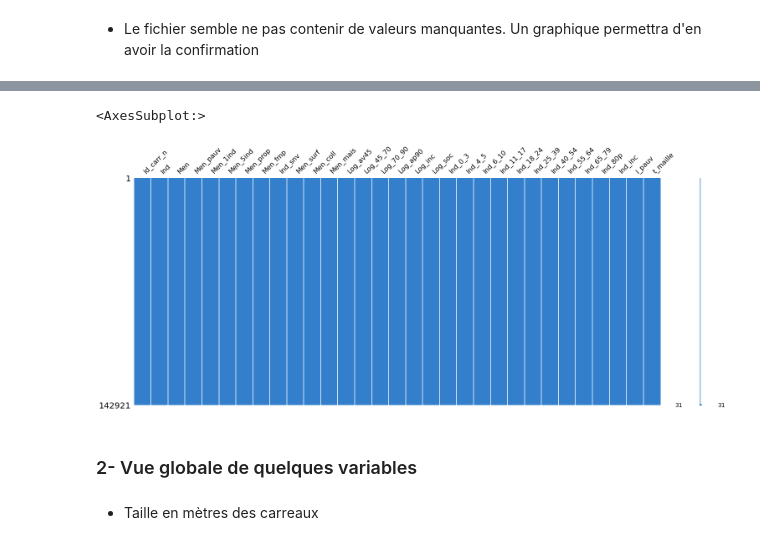
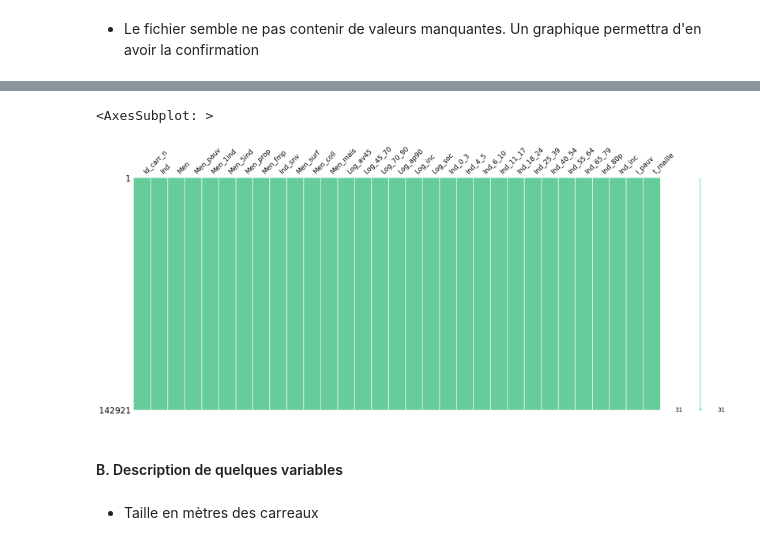
Before and after one commit to gabriel92320/data_science_project, a Jupyter notebook: DATA_FILO.ipynb, the cells around one changed output, grey strips where cells are left out. Drawn from its saved outputs; the diff is of its cells as text; code cells hidden in the pictures.

```diff
--- a/DATA_FILO.ipynb
+++ b/DATA_FILO.ipynb
@@ -125,14 +141,14 @@ Requirement already satisfied: six>=1.5 in c:\users\hp\anaconda3\lib\site-packag
 # %%
 import seaborn as sns
 import missingno as msno
 %matplotlib inline
 
-msno.matrix(data, color=(0.2,0.5,0.8))
+msno.matrix(data, color=(0.4,0.8,0.6))
 # %% [output]
-<AxesSubplot:>
+<AxesSubplot: >
-[figure, old version]
+[figure, new version]
 # %% [markdown]
-### 2- Vue globale de quelques variables
+#### B. Description de quelques variables
 # %% [markdown]
 * Taille en mètres des carreaux
 # %%
```
Also changed, not shown: parts of 33 cells of this notebook.
